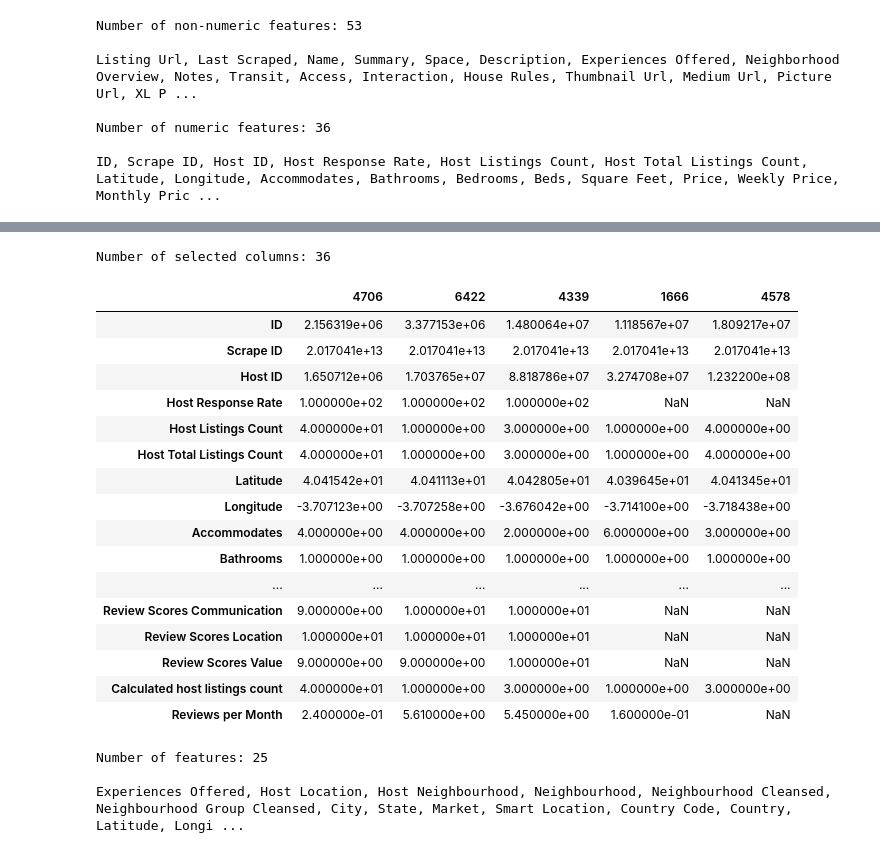
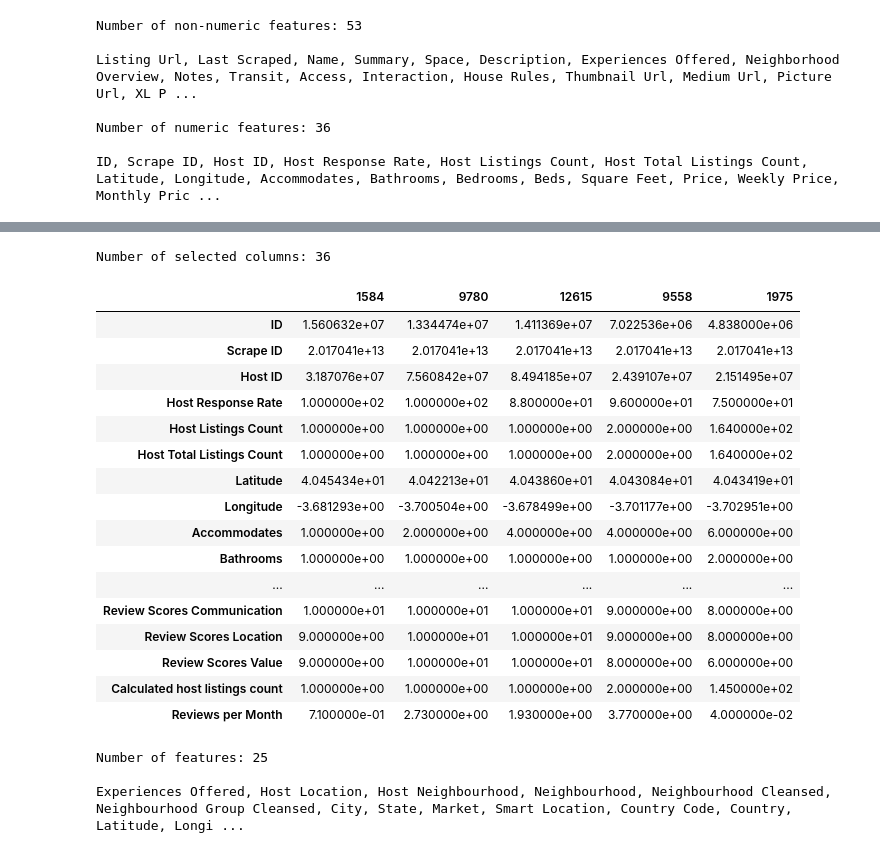
Before and after one commit to mapardo-lab/exerciseMLKeepcoding, a Jupyter notebook: notebooks/exerciseML.ipynb, the cells around one changed output, grey strips where cells are left out. Drawn from its saved outputs; the diff is of its cells as text; code cells hidden in the pictures.

```diff
--- a/notebooks/exerciseML.ipynb
+++ b/notebooks/exerciseML.ipynb
@@ -96,3 +105,5 @@ Number of NA values for Price feature: 17
+# %%
+df_train, df_test = train_test_split(airbnb_data, test_size = 0.3, shuffle = True, random_state = random_state)
 # %% [markdown]
 ### Target feature.
 
@@ -136,7 +149,7 @@ plot_density(airbnb_data, ['Price'], 1, 1)
 features_na_drop = ['Has Availability', 'Host Acceptance Rate', 'Jurisdiction Names', 'License', 'Square Feet', 'Monthly Price', 'Weekly Price']
 # %%
 # numeric/non numeric columns
-df_types = airbnb_data.dtypes
+df_types = df_train.dtypes
 columns_non_num = df_types[df_types == 'object'].index
 columns_num = df_types[df_types != 'object'].index
 print(f'Number of non-numeric features: {len(columns_non_num)}\n')
@@ -208,26 +221,26 @@ features_non_num_keep = ['Host Location', 'Host Neighbourhood', 'Experiences Off
 # %%
 # overview numeric columns
 print(f'Number of selected columns: {len(columns_num)}')
-airbnb_data[columns_num].head().T
+df_train[columns_num].head().T
 # %% [output]
 Number of selected columns: 36
-|  | 4706 | 6422 | 4339 | 1666 | 4578 |
-| ID | 2.156319e+06 | 3.377153e+06 | 1.480064e+07 | 1.118567e+07 | 1.809217e+07 |
+|  | 1584 | 9780 | 12615 | 9558 | 1975 |
+| ID | 1.560632e+07 | 1.334474e+07 | 1.411369e+07 | 7.022536e+06 | 4.838000e+06 |
 | Scrape ID | 2.017041e+13 | 2.017041e+13 | 2.017041e+13 | 2.017041e+13 | 2.017041e+13 |
-| Host ID | 1.650712e+06 | 1.703765e+07 | 8.818786e+07 | 3.274708e+07 | 1.232200e+08 |
-| Host Response Rate | 1.000000e+02 | 1.000000e+02 | 1.000000e+02 | NaN | NaN |
-| Host Listings Count | 4.000000e+01 | 1.000000e+00 | 3.000000e+00 | 1.000000e+00 | 4.000000e+00 |
-| Host Total Listings Count | 4.000000e+01 | 1.000000e+00 | 3.000000e+00 | 1.000000e+00 | 4.000000e+00 |
-| Latitude | 4.041542e+01 | 4.041113e+01 | 4.042805e+01 | 4.039645e+01 | 4.041345e+01 |
-| Longitude | -3.707123e+00 | -3.707258e+00 | -3.676042e+00 | -3.714100e+00 | -3.718438e+00 |
-| Accommodates | 4.000000e+00 | 4.000000e+00 | 2.000000e+00 | 6.000000e+00 | 3.000000e+00 |
-| Bathrooms | 1.000000e+00 | 1.000000e+00 | 1.000000e+00 | 1.000000e+00 | 1.000000e+00 |
+| Host ID | 3.187076e+07 | 7.560842e+07 | 8.494185e+07 | 2.439107e+07 | 2.151495e+07 |
+| Host Response Rate | 1.000000e+02 | 1.000000e+02 | 8.800000e+01 | 9.600000e+01 | 7.500000e+01 |
+| Host Listings Count | 1.000000e+00 | 1.000000e+00 | 1.000000e+00 | 2.000000e+00 | 1.640000e+02 |
+| Host Total Listings Count | 1.000000e+00 | 1.000000e+00 | 1.000000e+00 | 2.000000e+00 | 1.640000e+02 |
+| Latitude | 4.045434e+01 | 4.042213e+01 | 4.043860e+01 | 4.043084e+01 | 4.043419e+01 |
+| Longitude | -3.681293e+00 | -3.700504e+00 | -3.678499e+00 | -3.701177e+00 | -3.702951e+00 |
+| Accommodates | 1.000000e+00 | 2.000000e+00 | 4.000000e+00 | 4.000000e+00 | 6.000000e+00 |
+| Bathrooms | 1.000000e+00 | 1.000000e+00 | 1.000000e+00 | 1.000000e+00 | 2.000000e+00 |
 | ... | ... | ... | ... | ... | ... |
-| Review Scores Communication | 9.000000e+00 | 1.000000e+01 | 1.000000e+01 | NaN | NaN |
-| Review Scores Location | 1.000000e+01 | 1.000000e+01 | 1.000000e+01 | NaN | NaN |
-| Review Scores Value | 9.000000e+00 | 9.000000e+00 | 1.000000e+01 | NaN | NaN |
-| Calculated host listings count | 4.000000e+01 | 1.000000e+00 | 3.000000e+00 | 1.000000e+00 | 3.000000e+00 |
-| Reviews per Month | 2.400000e-01 | 5.610000e+00 | 5.450000e+00 | 1.600000e-01 | NaN |
+| Review Scores Communication | 1.000000e+01 | 1.000000e+01 | 1.000000e+01 | 9.000000e+00 | 8.000000e+00 |
+| Review Scores Location | 9.000000e+00 | 1.000000e+01 | 1.000000e+01 | 9.000000e+00 | 8.000000e+00 |
+| Review Scores Value | 9.000000e+00 | 1.000000e+01 | 1.000000e+01 | 8.000000e+00 | 6.000000e+00 |
+| Calculated host listings count | 1.000000e+00 | 1.000000e+00 | 1.000000e+00 | 2.000000e+00 | 1.450000e+02 |
+| Reviews per Month | 7.100000e-01 | 2.730000e+00 | 1.930000e+00 | 3.770000e+00 | 4.000000e-02 |
 # %%
 # features to be dropped
 # not have relevant information for a new accommodation that it is going to be offered for the first time
```
Also changed, not shown: parts of 66 cells of this notebook, 38 other files.
